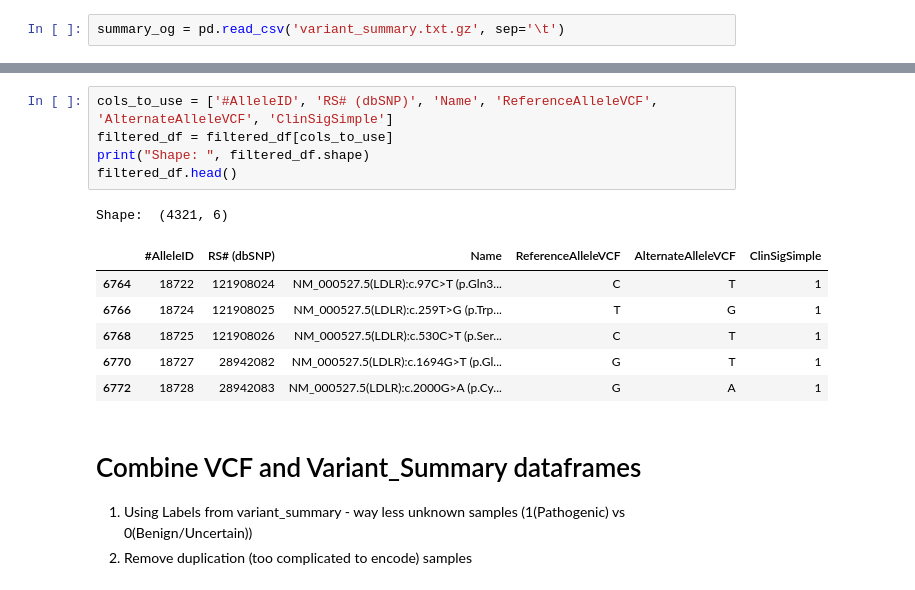
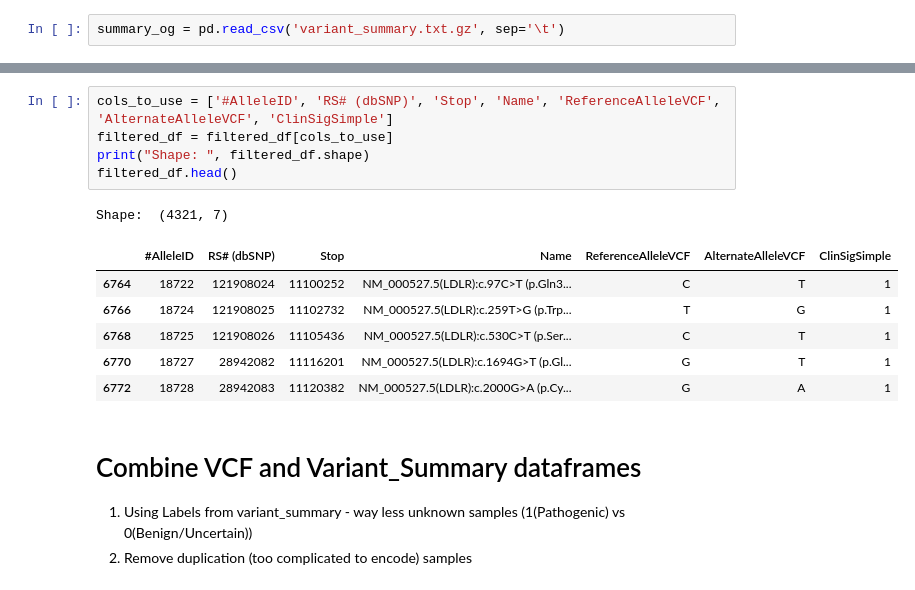
Before and after one commit to gpietrop/CATT, a Jupyter notebook: get_data_from_vcf.ipynb, the cells around one changed output, grey strips where cells are left out. Drawn from its saved outputs; the diff is of its cells as text.

```diff
--- a/get_data_from_vcf.ipynb
+++ b/get_data_from_vcf.ipynb
@@ -124,18 +124,18 @@ vcf_df.loc[vcf_df['allele_id']==18722]
 |  | allele_id | rs# | review | gene | chrom | pos | clinsig | function | type | change | onim |
 | 280 | 18722 | 121908024 | reviewed_by_expert_panel | LDLR:3949 | 19 | 11100252 | Pathogenic | SO:0001587|nonsense | single_nucleotide_variant | NC_000019.10:g.11100252C>T | MedGen:CN230736|MONDO:MONDO:00054... |
 # %%
-cols_to_use = ['#AlleleID', 'RS# (dbSNP)', 'Name', 'ReferenceAlleleVCF', 'AlternateAlleleVCF', 'ClinSigSimple']
+cols_to_use = ['#AlleleID', 'RS# (dbSNP)', 'Stop', 'Name', 'ReferenceAlleleVCF', 'AlternateAlleleVCF', 'ClinSigSimple']
 filtered_df = filtered_df[cols_to_use]
 print("Shape: ", filtered_df.shape)
 filtered_df.head()
 # %% [output]
-Shape:  (4321, 6)
+Shape:  (4321, 7)
-|  | #AlleleID | RS# (dbSNP) | Name | ReferenceAlleleVCF | AlternateAlleleVCF | ClinSigSimple |
-| 6764 | 18722 | 121908024 | NM_000527.5(LDLR):c.97C>T (p.Gln3... | C | T | 1 |
-| 6766 | 18724 | 121908025 | NM_000527.5(LDLR):c.259T>G (p.Trp... | T | G | 1 |
-| 6768 | 18725 | 121908026 | NM_000527.5(LDLR):c.530C>T (p.Ser... | C | T | 1 |
-| 6770 | 18727 | 28942082 | NM_000527.5(LDLR):c.1694G>T (p.Gl... | G | T | 1 |
-| 6772 | 18728 | 28942083 | NM_000527.5(LDLR):c.2000G>A (p.Cy... | G | A | 1 |
+|  | #AlleleID | RS# (dbSNP) | Stop | Name | ReferenceAlleleVCF | AlternateAlleleVCF | ClinSigSimple |
+| 6764 | 18722 | 121908024 | 11100252 | NM_000527.5(LDLR):c.97C>T (p.Gln3... | C | T | 1 |
+| 6766 | 18724 | 121908025 | 11102732 | NM_000527.5(LDLR):c.259T>G (p.Trp... | T | G | 1 |
+| 6768 | 18725 | 121908026 | 11105436 | NM_000527.5(LDLR):c.530C>T (p.Ser... | C | T | 1 |
+| 6770 | 18727 | 28942082 | 11116201 | NM_000527.5(LDLR):c.1694G>T (p.Gl... | G | T | 1 |
+| 6772 | 18728 | 28942083 | 11120382 | NM_000527.5(LDLR):c.2000G>A (p.Cy... | G | A | 1 |
 # %% [markdown]
 # Combine VCF and Variant_Summary dataframes
 1. Using Labels from variant_summary - way less unknown samples (1(Pathogenic) vs 0(Benign/Uncertain))
```
Also changed, not shown: parts of 11 cells of this notebook, 2 other files.
